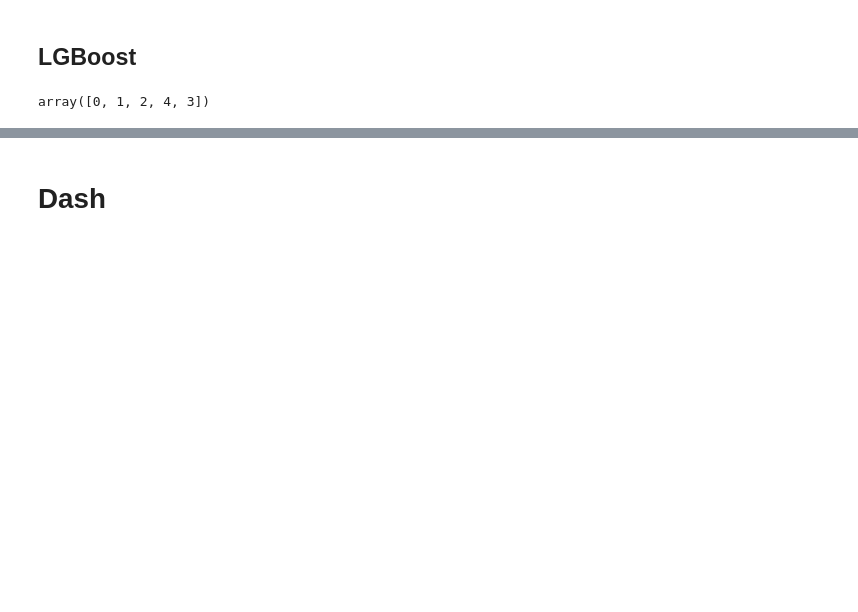
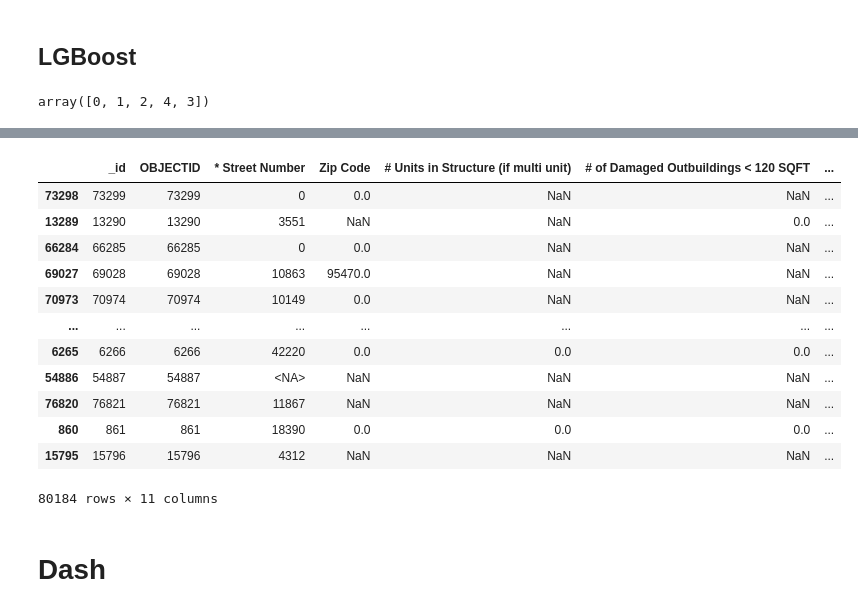
Before and after one commit to Isaacfer49/CaliforniaWildfire, a Jupyter notebook: CaliWildFire.ipynb, the cells around one changed output, grey strips where cells are left out. Saved outputs shown, nothing was run; the diff lists cells and outputs as text; code cells hidden in the pictures; blank space fills up the shorter version.

```diff
--- a/CaliWildFire.ipynb
+++ b/CaliWildFire.ipynb
@@ -680,3 +586,19 @@ print("Classification Report:\n", classification_report(y_test, y_pred, target_n
+# %%
+X_train
+# %% [output]
+|  | _id | OBJECTID | * Street Number | Zip Code | # Units in Structure (if multi unit) | # of Damaged Outbuildings < 120 SQFT | ... |
+| 73298 | 73299 | 73299 | 0 | 0.0 | NaN | NaN | ... |
+| 13289 | 13290 | 13290 | 3551 | NaN | NaN | 0.0 | ... |
+| 66284 | 66285 | 66285 | 0 | 0.0 | NaN | NaN | ... |
+| 69027 | 69028 | 69028 | 10863 | 95470.0 | NaN | NaN | ... |
+| 70973 | 70974 | 70974 | 10149 | 0.0 | NaN | NaN | ... |
+| ... | ... | ... | ... | ... | ... | ... | ... |
+| 6265 | 6266 | 6266 | 42220 | 0.0 | 0.0 | 0.0 | ... |
+| 54886 | 54887 | 54887 | <NA> | NaN | NaN | NaN | ... |
+| 76820 | 76821 | 76821 | 11867 | NaN | NaN | NaN | ... |
+| 860 | 861 | 861 | 18390 | 0.0 | 0.0 | 0.0 | ... |
+| 15795 | 15796 | 15796 | 4312 | NaN | NaN | NaN | ... |
+80184 rows × 11 columns
 # %% [markdown]
 # Dash
 # %%
```
Also changed, not shown: parts of 4 cells of this notebook, 1 other file.
